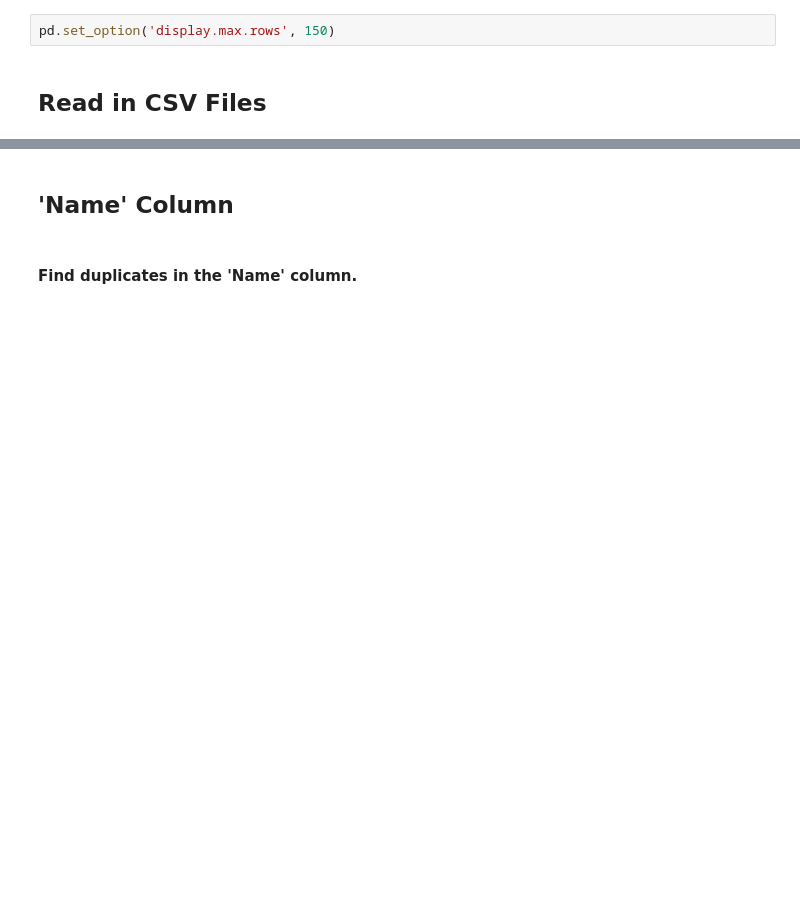
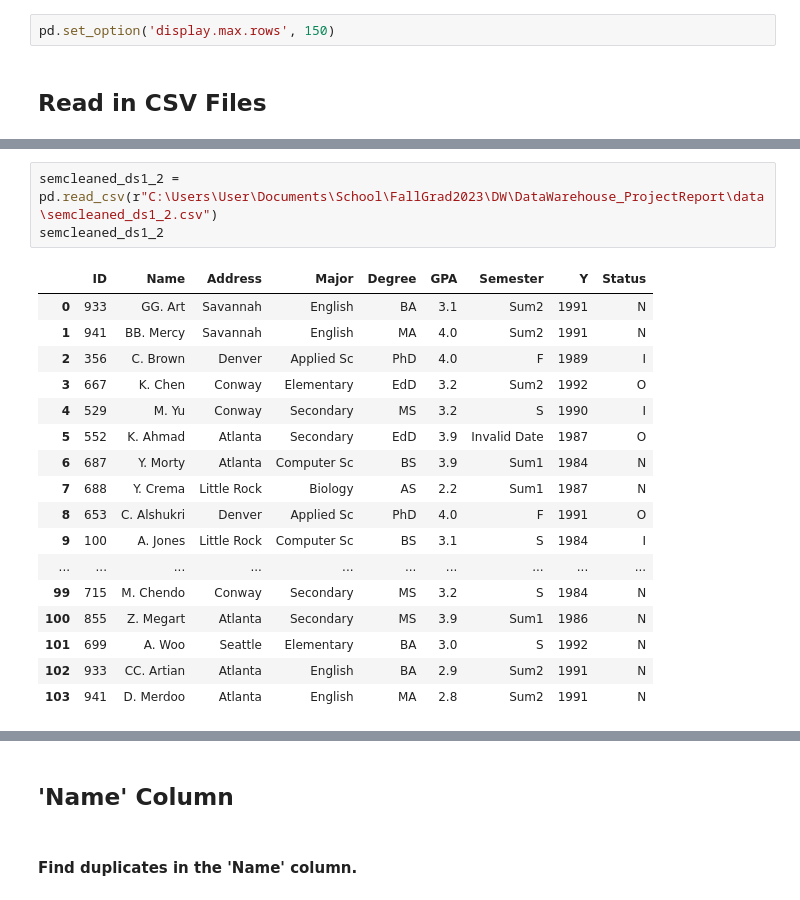
Before and after one commit to JoshuaFarara/DataWarehouse_ProjectReport, a Jupyter notebook: DataCleaningFinal.ipynb, the cells around one changed output, grey strips where cells are left out. Cells and saved outputs as stored; diff of their text form; blank space fills up the shorter version.

```diff
--- a/DataCleaningFinal.ipynb
+++ b/DataCleaningFinal.ipynb
@@ -66,0 +97,21 @@ df3
+# %%
+semcleaned_ds1_2 = pd.read_csv(r"C:\Users\User\Documents\School\FallGrad2023\DW\DataWarehouse_ProjectReport\data\semcleaned_ds1_2.csv")
+semcleaned_ds1_2
+# %% [output]
+|  | ID | Name | Address | Major | Degree | GPA | Semester | Y | Status |
+| 0 | 933 | GG. Art | Savannah | English | BA | 3.1 | Sum2 | 1991 | N |
+| 1 | 941 | BB. Mercy | Savannah | English | MA | 4.0 | Sum2 | 1991 | N |
+| 2 | 356 | C. Brown | Denver | Applied Sc | PhD | 4.0 | F | 1989 | I |
+| 3 | 667 | K. Chen | Conway | Elementary | EdD | 3.2 | Sum2 | 1992 | O |
+| 4 | 529 | M. Yu | Conway | Secondary | MS | 3.2 | S | 1990 | I |
+| 5 | 552 | K. Ahmad | Atlanta | Secondary | EdD | 3.9 | Invalid Date | 1987 | O |
+| 6 | 687 | Y. Morty | Atlanta | Computer Sc | BS | 3.9 | Sum1 | 1984 | N |
+| 7 | 688 | Y. Crema | Little Rock | Biology | AS | 2.2 | Sum1 | 1987 | N |
+| 8 | 653 | C. Alshukri | Denver | Applied Sc | PhD | 4.0 | F | 1991 | O |
+| 9 | 100 | A. Jones | Little Rock | Computer Sc | BS | 3.1 | S | 1984 | I |
+| ... | ... | ... | ... | ... | ... | ... | ... | ... | ... |
+| 99 | 715 | M. Chendo | Conway | Secondary | MS | 3.2 | S | 1984 | N |
+| 100 | 855 | Z. Megart | Atlanta | Secondary | MS | 3.9 | Sum1 | 1986 | N |
+| 101 | 699 | A. Woo | Seattle | Elementary | BA | 3.0 | S | 1992 | N |
+| 102 | 933 | CC. Artian | Atlanta | English | BA | 2.9 | Sum2 | 1991 | N |
+| 103 | 941 | D. Merdoo | Atlanta | English | MA | 2.8 | Sum2 | 1991 | N |
```
Also changed, not shown: parts of 63 cells of this notebook, 9 other files.
